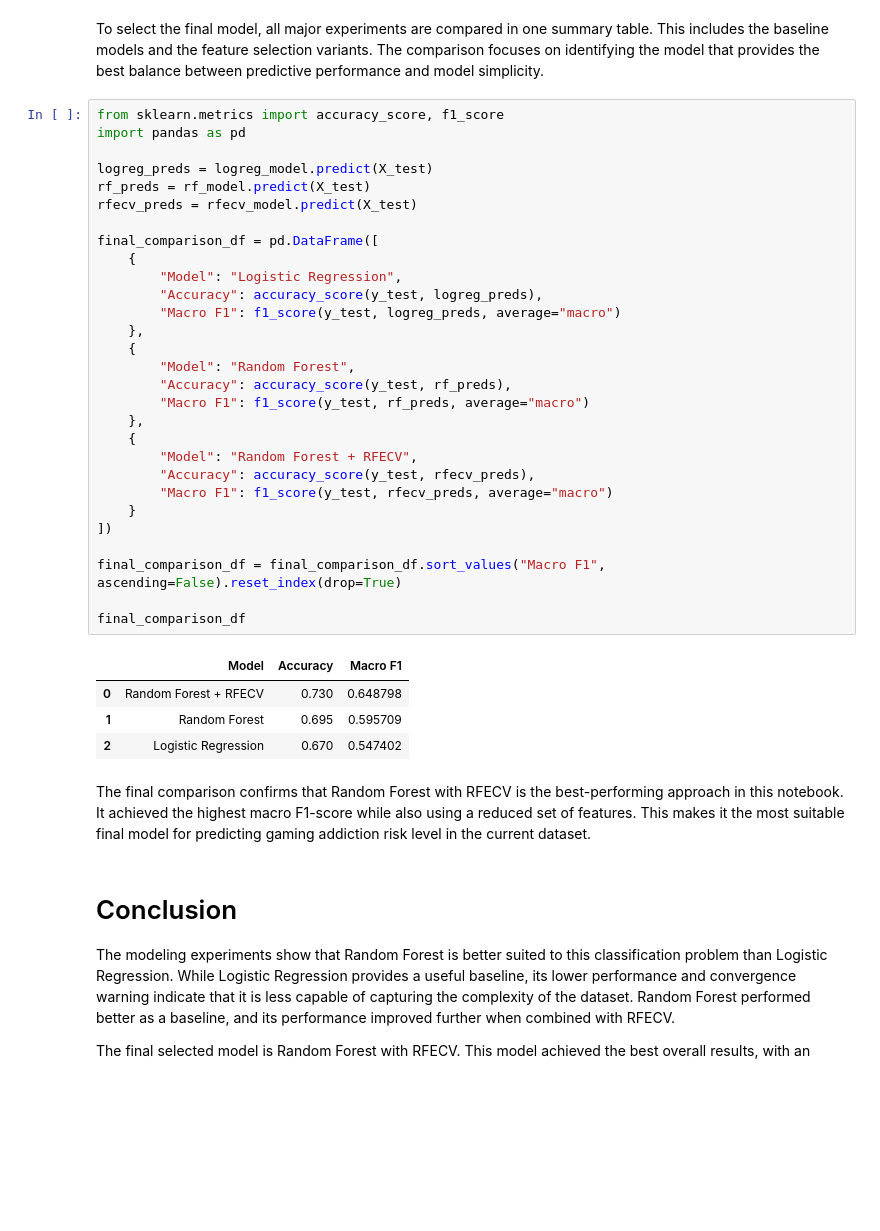
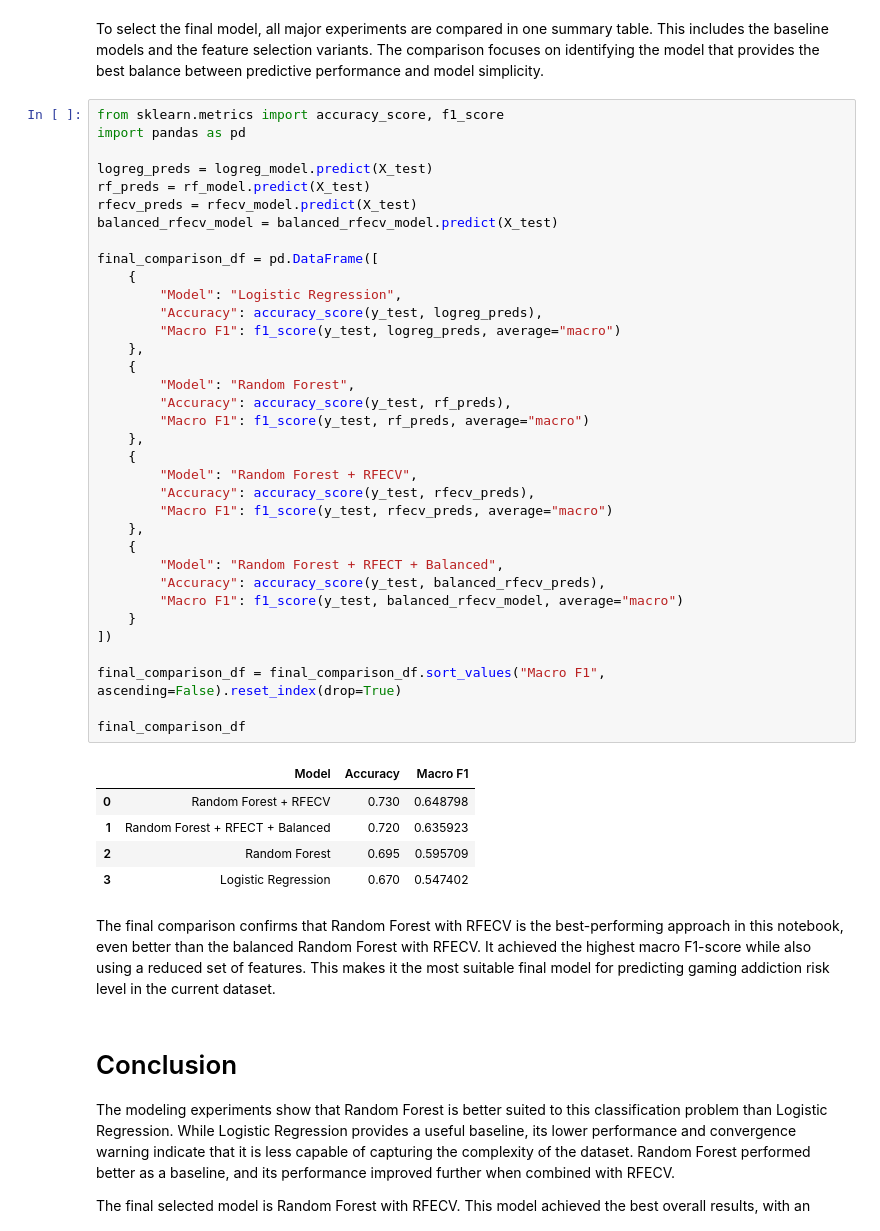
Before and after one commit to BorisTsankov/Security-Predictor, a Jupyter notebook: notebooks/03_modeling.ipynb, the cells around one changed output. Drawn from its saved outputs; the diff is of its cells as text; blank space fills up the shorter version.

Commit message:
balanced random forest + rfecv

```diff
--- a/notebooks/03_modeling.ipynb
+++ b/notebooks/03_modeling.ipynb
@@ -534,37 +603,44 @@ from sklearn.metrics import accuracy_score, f1_score
 import pandas as pd
 
 logreg_preds = logreg_model.predict(X_test)
 rf_preds = rf_model.predict(X_test)
 rfecv_preds = rfecv_model.predict(X_test)
+balanced_rfecv_model = balanced_rfecv_model.predict(X_test)
 
 final_comparison_df = pd.DataFrame([
     {
         "Model": "Logistic Regression",
         "Accuracy": accuracy_score(y_test, logreg_preds),
         "Macro F1": f1_score(y_test, logreg_preds, average="macro")
     },
     {
         "Model": "Random Forest",
         "Accuracy": accuracy_score(y_test, rf_preds),
         "Macro F1": f1_score(y_test, rf_preds, average="macro")
     },
     {
         "Model": "Random Forest + RFECV",
         "Accuracy": accuracy_score(y_test, rfecv_preds),
         "Macro F1": f1_score(y_test, rfecv_preds, average="macro")
+    },
+    {
+        "Model": "Random Forest + RFECT + Balanced",
+        "Accuracy": accuracy_score(y_test, balanced_rfecv_preds),
+        "Macro F1": f1_score(y_test, balanced_rfecv_model, average="macro")
     }
 ])
 
 final_comparison_df = final_comparison_df.sort_values("Macro F1", ascending=False).reset_index(drop=True)
 
 final_comparison_df
 # %% [output]
 |  | Model | Accuracy | Macro F1 |
 | 0 | Random Forest + RFECV | 0.730 | 0.648798 |
-| 1 | Random Forest | 0.695 | 0.595709 |
-| 2 | Logistic Regression | 0.670 | 0.547402 |
+| 1 | Random Forest + RFECT + Balanced | 0.720 | 0.635923 |
+| 2 | Random Forest | 0.695 | 0.595709 |
+| 3 | Logistic Regression | 0.670 | 0.547402 |
 # %% [markdown]
-The final comparison confirms that Random Forest with RFECV is the best-performing approach in this notebook. It achieved the highest macro F1-score while also using a reduced set of features. This makes it the most suitable final model for predicting gaming addiction risk level in the current dataset.
+The final comparison confirms that Random Forest with RFECV is the best-performing approach in this notebook, even better than the balanced Random Forest with RFECV. It achieved the highest macro F1-score while also using a reduced set of features. This makes it the most suitable final model for predicting gaming addiction risk level in the current dataset.
 # %% [markdown]
 # Conclusion
 
```
Also changed, not shown: parts of 3 cells of this notebook, 6 other files.
